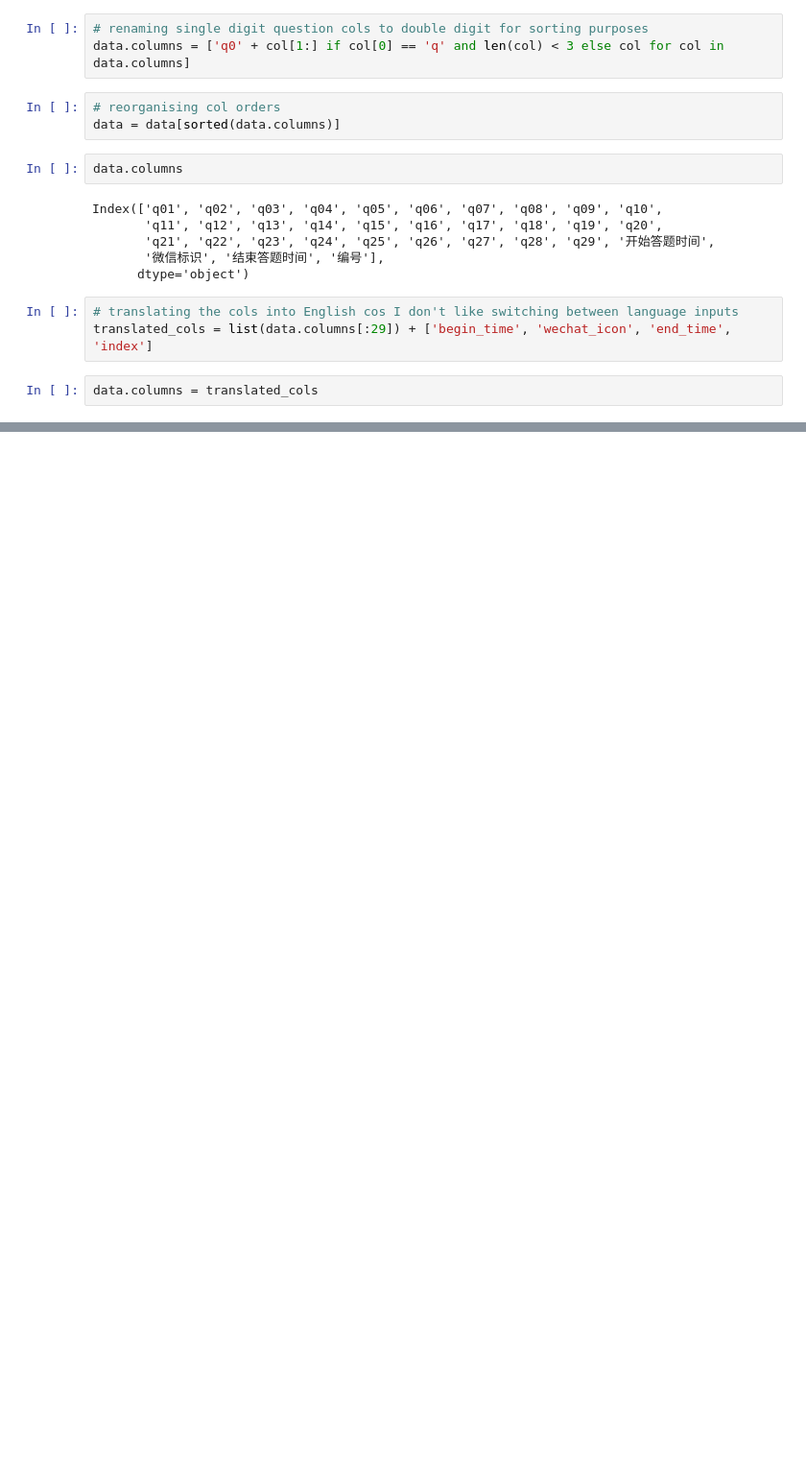
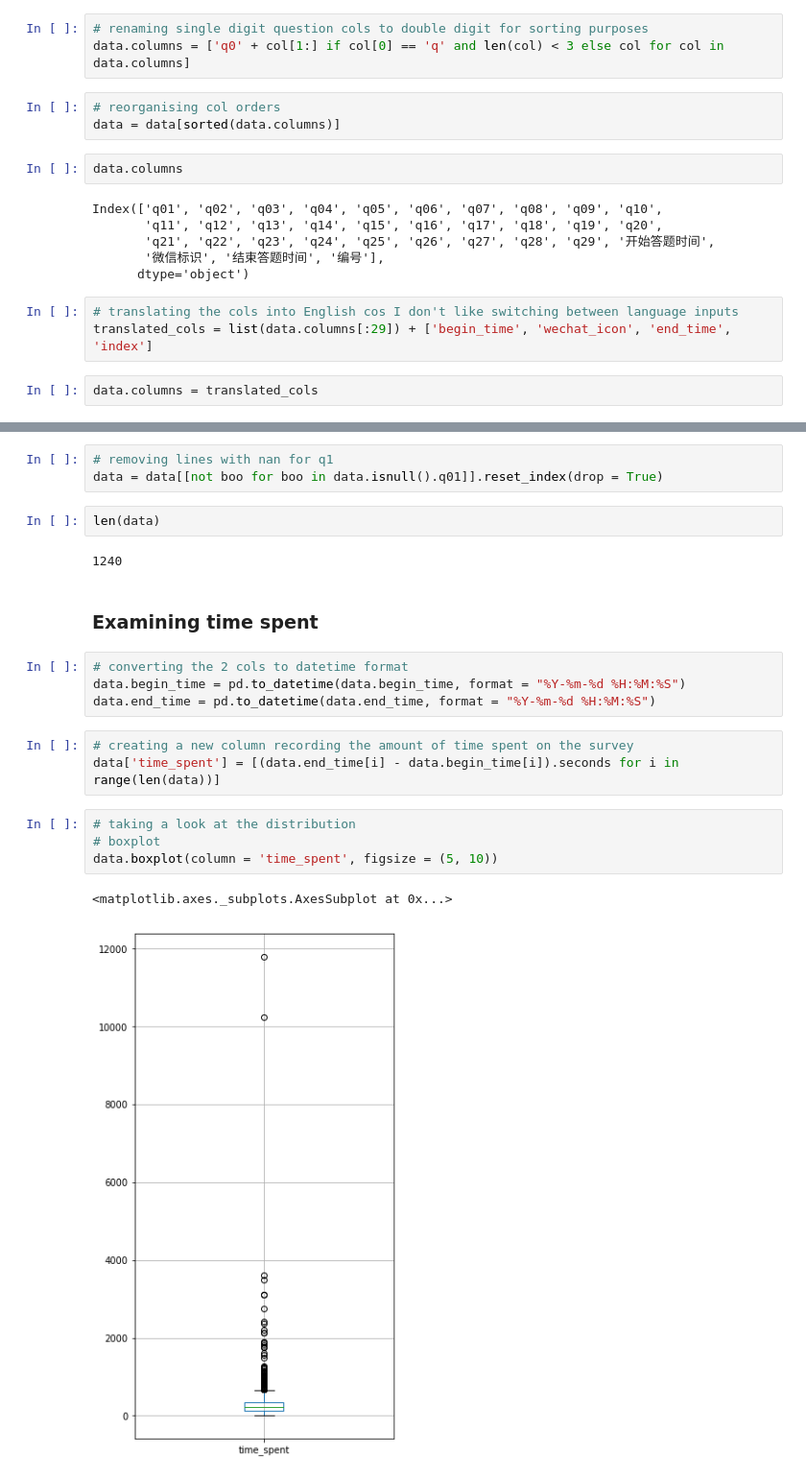
Before and after one commit to ruoyzhang/AI_public_perception_survey_data_analysis, a Jupyter notebook: CN/preliminary look at the survey data CN.ipynb, the cells around one changed output, grey strips where cells are left out. Shown: that part at 96% size. Cells and saved outputs as stored; diff of their text form; blank space fills up the shorter version.

```diff
--- a/CN/preliminary look at the survey data CN.ipynb
+++ b/CN/preliminary look at the survey data CN.ipynb
@@ -92,0 +129,23 @@ data.columns = translated_cols
+# %%
+# removing lines with nan for q1
+data = data[[not boo for boo in data.isnull().q01]].reset_index(drop = True)
+# %%
+len(data)
+# %% [output]
+1240
+# %% [markdown]
+### Examining time spent
+# %%
+# converting the 2 cols to datetime format
+data.begin_time = pd.to_datetime(data.begin_time, format = "%Y-%m-%d %H:%M:%S")
+data.end_time = pd.to_datetime(data.end_time, format = "%Y-%m-%d %H:%M:%S")
+# %%
+# creating a new column recording the amount of time spent on the survey
+data['time_spent'] = [(data.end_time[i] - data.begin_time[i]).seconds for i in range(len(data))]
+# %%
+# taking a look at the distribution
+# boxplot
+data.boxplot(column = 'time_spent', figsize = (5, 10))
+# %% [output]
+<matplotlib.axes._subplots.AxesSubplot at 0x...>
+[figure, added]
```
Also changed, not shown: parts of 31 cells of this notebook, 1 other file.
